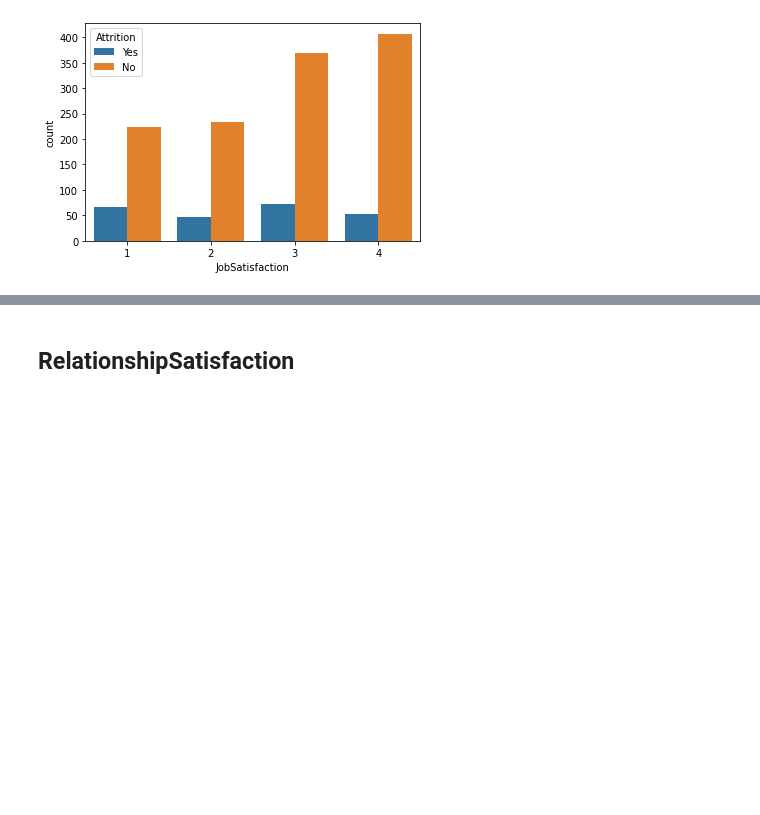
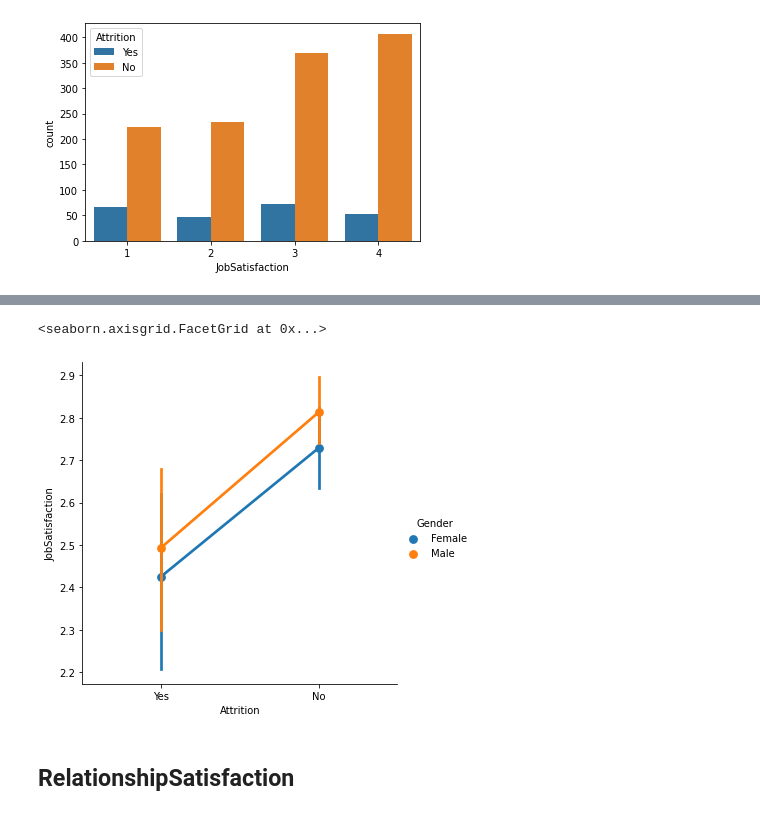
Before and after one commit to Insight-Sogang-Univ/2022_insightcon_1st_group6, a Jupyter notebook: Insightcon1_Guide(백미정).ipynb, the cells around one changed output, grey strips where cells are left out. Cells and saved outputs as stored; diff of their text form; code cells hidden in the pictures; blank space fills up the shorter version.

```diff
--- a/Insightcon1_Guide(백미정).ipynb
+++ b/Insightcon1_Guide(백미정).ipynb
@@ -169,3 +176,8 @@ sns.countplot(data['JobSatisfaction'], hue='Attrition', data=data,dodge = True)
+# %%
+sns.factorplot('Attrition','JobSatisfaction',data=data, hue='Gender')
+# %% [output]
+<seaborn.axisgrid.FacetGrid at 0x...>
+[figure, added]
 # %% [markdown]
 ## RelationshipSatisfaction
 # %%
```
Also changed, not shown: parts of 17 cells of this notebook.
